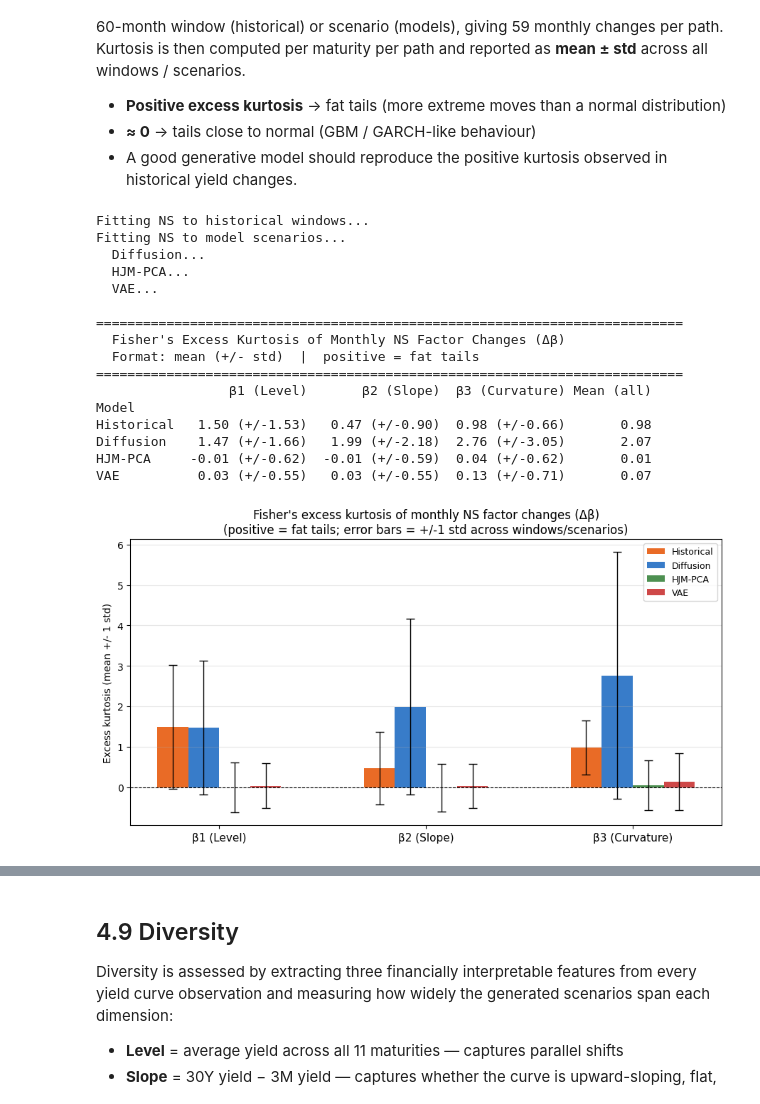
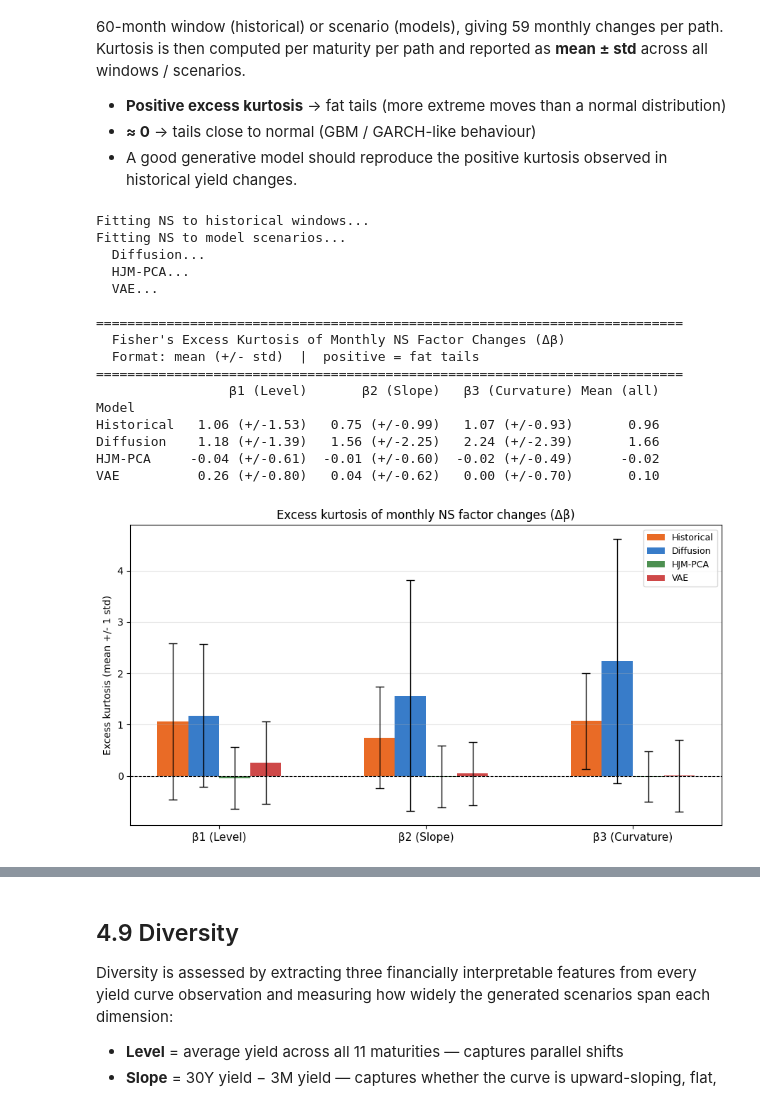
Before and after one commit to Kaatdj/Thesis-ALM, a Jupyter notebook: final plots/model comparison 1 starting curve.ipynb, the cells around one changed output, grey strips where cells are left out. Drawn from its saved outputs; the diff is of its cells as text; code cells hidden in the pictures.

```diff
--- a/final plots/model comparison 1 starting curve.ipynb
+++ b/final plots/model comparison 1 starting curve.ipynb
@@ -10,10 +8,11 @@ MATURITY_LABELS = ["1M","3M","6M","1Y","2Y","3Y","5Y","7Y","10Y","20Y","30Y"]
 # ─────────────────────────────────────────────
 # Dataset paths
 # ─────────────────────────────────────────────
-historical_data = "historical data train.csv"
-current_diffusion = "9-5 3V Diffusion.csv"
-hjm_data = "hjm_pca_scenarios monthly basis 24-4.csv"
-VAE_data = "8-5 18.0 (900 epochs) generated_yield_curve_scenarios_nodate.csv"
+
+historical_data = "raw_data.csv"
+current_diffusion = r"last run 18-5/18-5 diffusion 1 start curve.csv"
+VAE_data = r"last run 18-5/18-5 VAE 1 start curve right format.csv"
+hjm_data = r"last run 18-5/18-5 hjm-pca 1 start curve.csv"
 
 # All generated scenario files are capped at 200 scenarios
 N_SCENARIOS = 200
@@ -242,18 +123,0 @@ More relevant is the second one
-# %%
-# ─────────────────────────────────────────────
-# Mean curve error  E^mean = (1/M) Σ_m (σ̄_m − σ_m^hist)²
-# σ̄_m   = mean simulated volatility across all scenarios at maturity m
-# σ_m^hist = historical mean volatility at maturity m
-# ─────────────────────────────────────────────
-
-rows = []
-for name, curves in sim_vol_curves.items():
-    sigma_bar  = curves.mean(axis=0)          # (11,) — mean across scenarios
-    E_mean     = ((sigma_bar - hist_vol_mean) ** 2).mean()
-    rows.append({"Model": name, "E_mean": E_mean})
-
-E_mean_df = pd.DataFrame(rows).set_index("Model").sort_values("E_mean")
-
-print("Mean curve error (×10⁻³) — lower is better")
-print("=" * 42)
-print((E_mean_df * 1000).round(5).to_string())
@@ -1292,38 +1637,37 @@ offsets = np.linspace(-(n_models-1)/2, (n_models-1)/2, n_models) * width
 
 fig, ax = plt.subplots(figsize=(9, 5))
 
 for i, (source_name, kurt_arr) in enumerate(all_sources.items()):
     means = kurt_arr.mean(axis=0)
     stds  = kurt_arr.std(axis=0)
     c = MODEL_COLORS.get(source_name, "grey")
     ax.bar(x + offsets[i], means, width, label=source_name,
            color=c, alpha=0.85, yerr=stds, capsize=4, ecolor="black", error_kw={"lw": 1})
 
 ax.axhline(0, color="black", lw=0.8, ls="--")
 ax.set_xticks(x)
 ax.set_xticklabels(FACTOR_LABELS, fontsize=11)
 ax.set_ylabel("Excess kurtosis (mean +/- 1 std)")
-ax.set_title("Fisher's excess kurtosis of monthly NS factor changes (Δβ)\n"
-             "(positive = fat tails; error bars = +/-1 std across windows/scenarios)")
+ax.set_title("Excess kurtosis of monthly NS factor changes (Δβ)")
 ax.legend(loc="upper right", fontsize=9)
 ax.grid(axis="y", alpha=0.3)
 plt.tight_layout()
 plt.show()
 # %% [output]
 Fitting NS to historical windows...
 Fitting NS to model scenarios...
   Diffusion...
   HJM-PCA...
   VAE...
 
 ===========================================================================
   Fisher's Excess Kurtosis of Monthly NS Factor Changes (Δβ)
   Format: mean (+/- std)  |  positive = fat tails
 ===========================================================================
-                 β1 (Level)       β2 (Slope)  β3 (Curvature) Mean (all)
+                 β1 (Level)       β2 (Slope)   β3 (Curvature) Mean (all)
 Model
-Historical   1.50 (+/-1.53)   0.47 (+/-0.90)  0.98 (+/-0.66)       0.98
-Diffusion    1.47 (+/-1.66)   1.99 (+/-2.18)  2.76 (+/-3.05)       2.07
-HJM-PCA     -0.01 (+/-0.62)  -0.01 (+/-0.59)  0.04 (+/-0.62)       0.01
-VAE          0.03 (+/-0.55)   0.03 (+/-0.55)  0.13 (+/-0.71)       0.07
+Historical   1.06 (+/-1.53)   0.75 (+/-0.99)   1.07 (+/-0.93)       0.96
+Diffusion    1.18 (+/-1.39)   1.56 (+/-2.25)   2.24 (+/-2.39)       1.66
+HJM-PCA     -0.04 (+/-0.61)  -0.01 (+/-0.60)  -0.02 (+/-0.49)      -0.02
+VAE          0.26 (+/-0.80)   0.04 (+/-0.62)   0.00 (+/-0.70)       0.10
-[figure, old version]
+[figure, new version]
```
Also changed, not shown: parts of 29 cells of this notebook, 26 other files.
